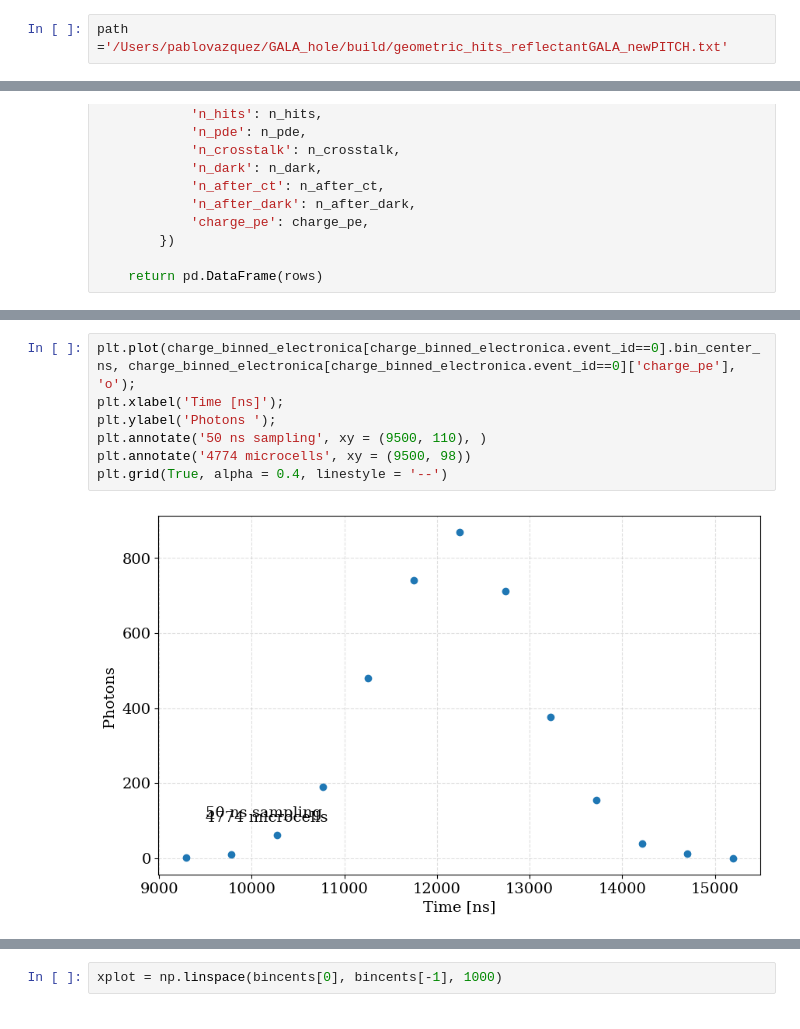
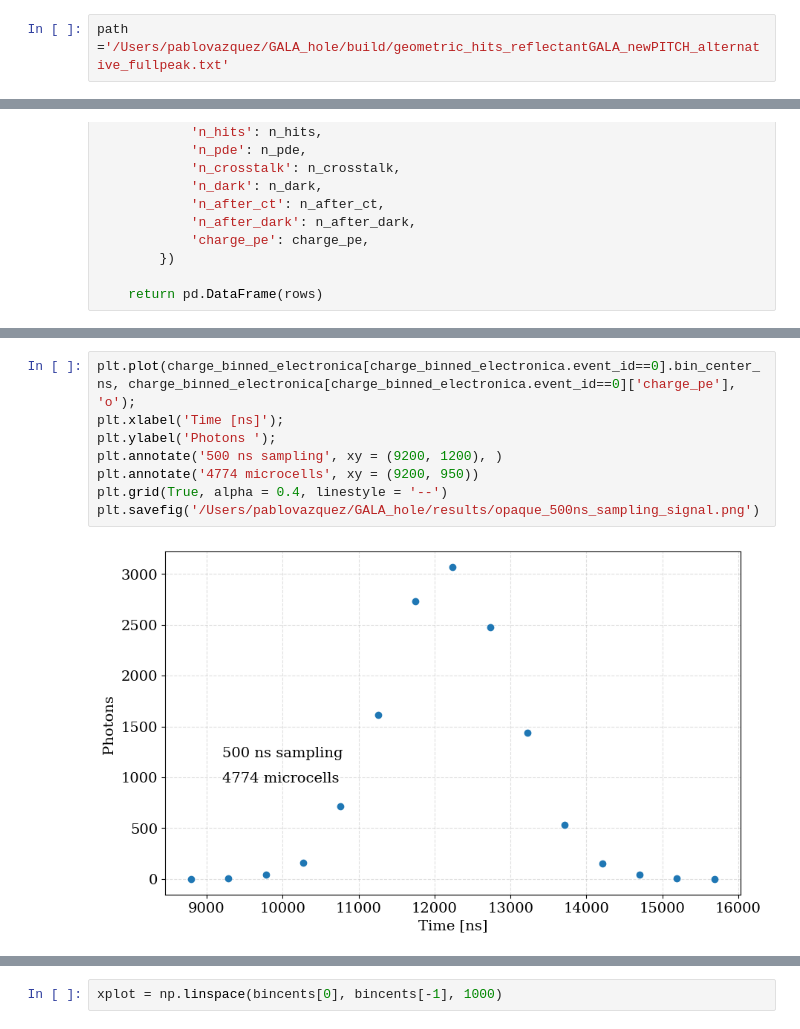
Before and after one commit to pablovzqz/GALA_hole, a Jupyter notebook: analysis/Offline_Electronics_Manual.ipynb, the cells around one changed output, grey strips where cells are left out. Cells and saved outputs as stored; diff of their text form.

```diff
--- a/analysis/Offline_Electronics_Manual.ipynb
+++ b/analysis/Offline_Electronics_Manual.ipynb
@@ -25,7 +25,7 @@ def gaussian(x, A, sigma, mu):
 
 El documento es demasiado grande como para leerlo todo conjunto en memoria, de forma que se abre en secciones.
 # %%
-path ='/Users/pablovazquez/GALA_hole/build/geometric_hits_reflectantGALA_newPITCH.txt'
+path ='/Users/pablovazquez/GALA_hole/build/geometric_hits_reflectantGALA_newPITCH_alternative_fullpeak.txt'
 # %%
 usecols = ['event_id', 'time_ns', 'vx_mm', 'vy_mm', 'vz_mm', 'nPhotons']
 
@@ -293,12 +275,13 @@ Filas bin-evento procesadas: 137,871
 # %%
 plt.plot(charge_binned_electronica[charge_binned_electronica.event_id==0].bin_center_ns, charge_binned_electronica[charge_binned_electronica.event_id==0]['charge_pe'], 'o');
 plt.xlabel('Time [ns]');
 plt.ylabel('Photons ');
-plt.annotate('50 ns sampling', xy = (9500, 110), )
-plt.annotate('4774 microcells', xy = (9500, 98))
+plt.annotate('500 ns sampling', xy = (9200, 1200), )
+plt.annotate('4774 microcells', xy = (9200, 950))
 plt.grid(True, alpha = 0.4, linestyle = '--')
+plt.savefig('/Users/pablovazquez/GALA_hole/results/opaque_500ns_sampling_signal.png')
 # %% [output]
-[figure, old version]
+[figure, new version]
 # %%
 # Carga total por evento (sumando bins)
 event_summary = (
```
Also changed, not shown: parts of 16 cells of this notebook, 13 other files.
